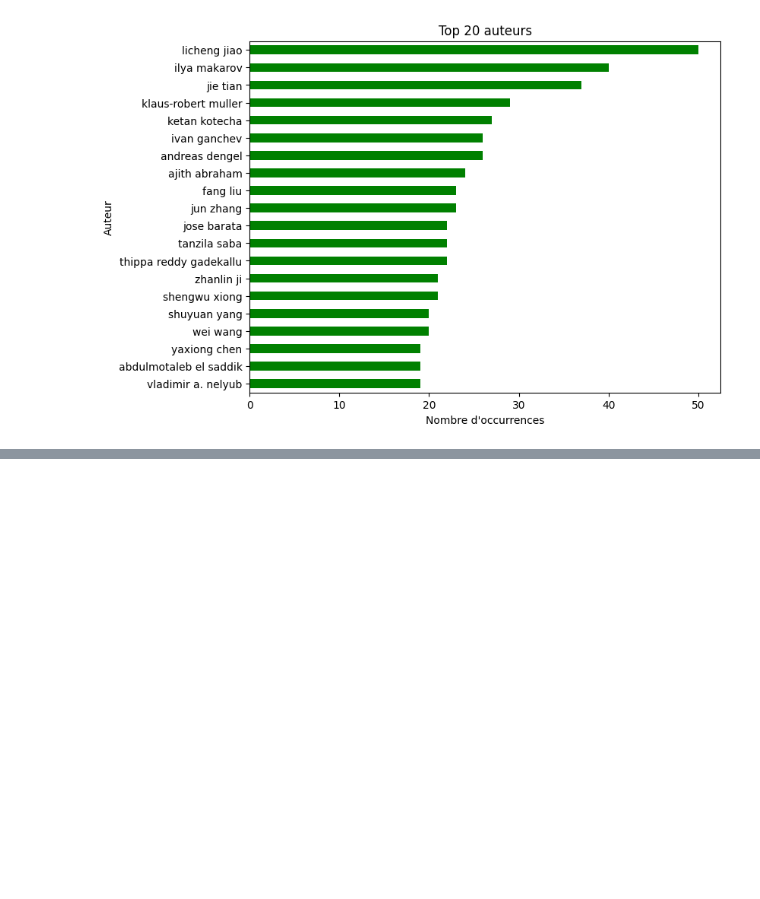
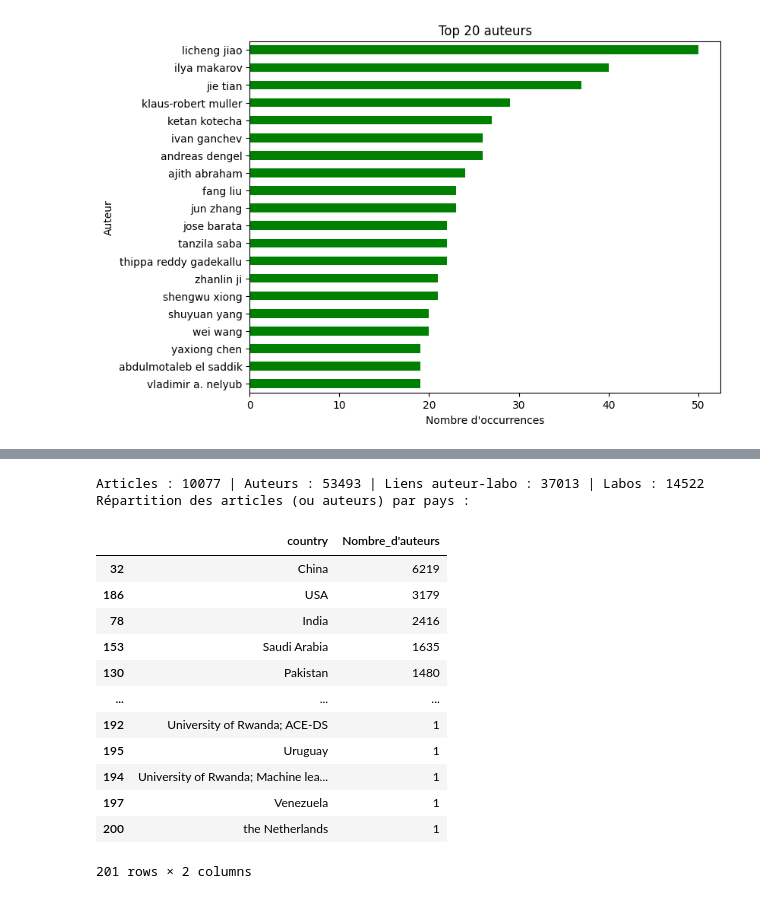
Before and after one commit to capigit/fdd2526, a Jupyter notebook: ProjetFDD.ipynb, the cells around one changed output, grey strips where cells are left out. Saved outputs shown, nothing was run; the diff lists cells and outputs as text; code cells hidden in the pictures; blank space fills up the shorter version.

```diff
--- a/ProjetFDD.ipynb
+++ b/ProjetFDD.ipynb
@@ -101,0 +162,47 @@ else:
+# %%
+# Connexion à la base fusionnée
+conn = sqlite3.connect("/content/drive/MyDrive/Projets/FDD/bd/fusion_ieee.db")
+
+# Chargement des tables nécessaires
+articles = pd.read_sql("SELECT * FROM articles;", conn)
+authors = pd.read_sql("SELECT * FROM authors;", conn)
+author_labs = pd.read_sql("SELECT * FROM author_labs;", conn)
+labs = pd.read_sql("SELECT * FROM labs;", conn)
+
+# Vérif rapide
+print(f"Articles : {len(articles)} | Auteurs : {len(authors)} | Liens auteur-labo : {len(author_labs)} | Labos : {len(labs)}")
+
+# --- Fusion progressive ---
+df = (
+    author_labs
+    .merge(labs, left_on="lab_id", right_on="id", how="left")
+    .merge(authors, left_on="author_id", right_on="id", how="left", suffixes=("_lab", "_author"))
+)
+
+# --- Comptage des articles par pays ---
+articles_par_pays = (
+    df.groupby("country")["author_id"]
+    .nunique()  # nombre d'auteurs uniques par pays
+    .reset_index(name="Nombre_d'auteurs")
+    .sort_values(by="Nombre_d'auteurs", ascending=False)
+)
+
+# Affichage du tableau
+print("Répartition des articles (ou auteurs) par pays :")
+display(articles_par_pays)
+# %% [output]
+Articles : 10077 | Auteurs : 53493 | Liens auteur-labo : 37013 | Labos : 14522
+Répartition des articles (ou auteurs) par pays :
+|  | country | Nombre_d'auteurs |
+| 32 | China | 6219 |
+| 186 | USA | 3179 |
+| 78 | India | 2416 |
+| 153 | Saudi Arabia | 1635 |
+| 130 | Pakistan | 1480 |
+| ... | ... | ... |
+| 192 | University of Rwanda; ACE-DS | 1 |
+| 195 | Uruguay | 1 |
+| 194 | University of Rwanda; Machine lea... | 1 |
+| 197 | Venezuela | 1 |
+| 200 | the Netherlands | 1 |
+201 rows × 2 columns
```
Also changed, not shown: parts of 5 cells of this notebook, 7 other files.
